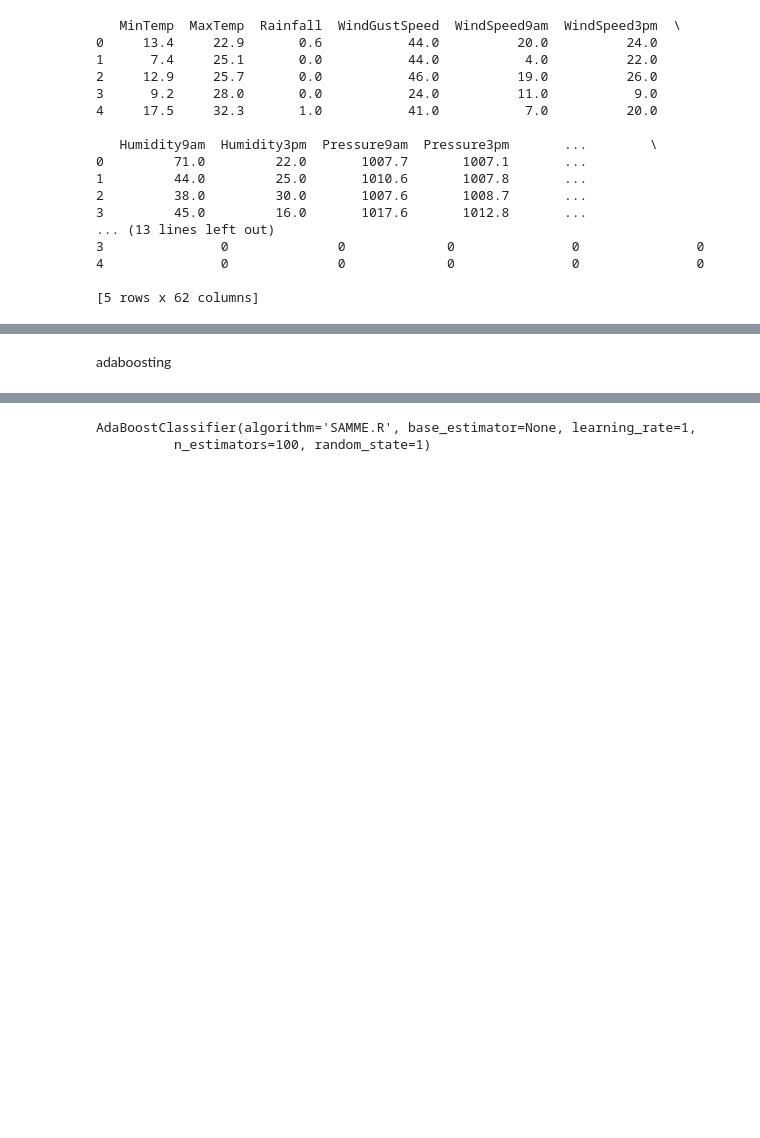
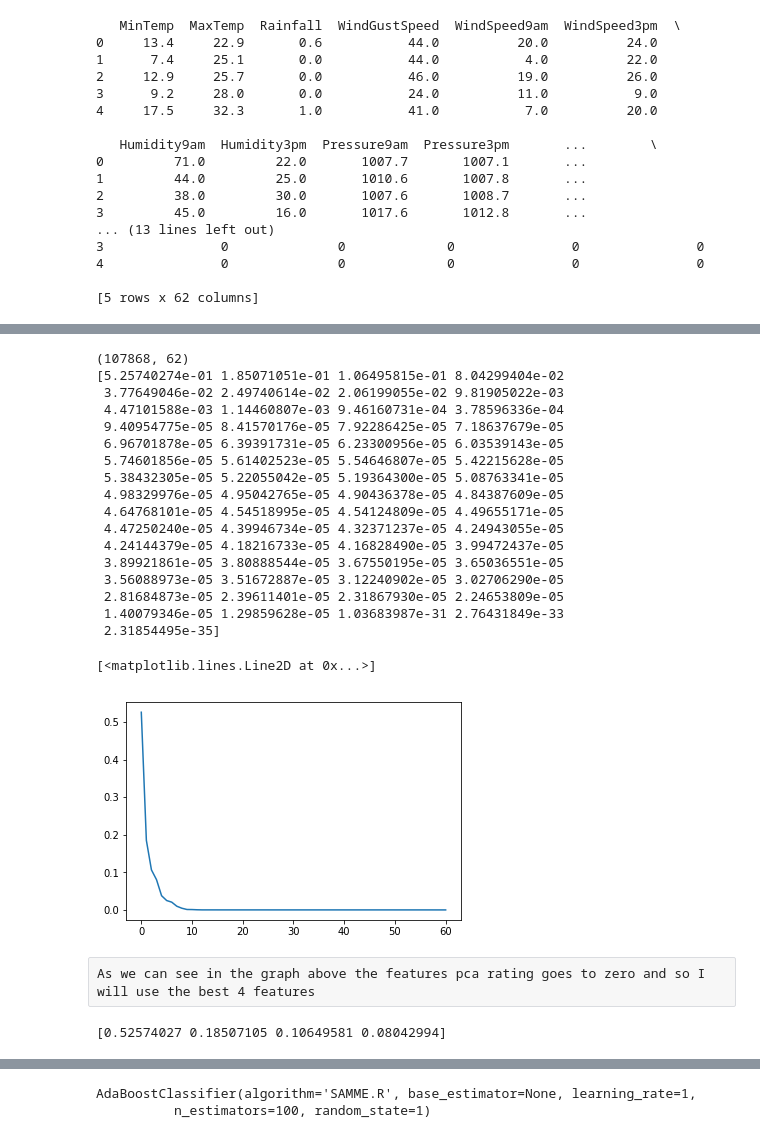
Before and after one commit to dvirs12345/data-science-project-sem-2, a Jupyter notebook: project.ipynb, the cells around one changed output, grey strips where cells are left out. Drawn from its saved outputs; the diff is of its cells as text; code cells hidden in the pictures; blank space fills up the shorter version.

```diff
--- a/project.ipynb
+++ b/project.ipynb
@@ -151,2 +167,39 @@ print(fit.explained_variance_ratio_)
-# %% [markdown]
-adaboosting
+# %%
+print(my_csv.shape)
+pca_visual = PCA()
+X_train_visual = pca_visual.fit_transform(X_train)
+X_test_visual = pca_visual.transform(X_test)
+fit_visual = pca_visual.fit(X)
+print(fit_visual.explained_variance_ratio_)
+plt.plot(fit_visual.explained_variance_ratio_)
+# %% [output]
+(107868, 62)
+[5.25740274e-01 1.85071051e-01 1.06495815e-01 8.04299404e-02
+ 3.77649046e-02 2.49740614e-02 2.06199055e-02 9.81905022e-03
+ 4.47101588e-03 1.14460807e-03 9.46160731e-04 3.78596336e-04
+ 9.40954775e-05 8.41570176e-05 7.92286425e-05 7.18637679e-05
+ 6.96701878e-05 6.39391731e-05 6.23300956e-05 6.03539143e-05
+ 5.74601856e-05 5.61402523e-05 5.54646807e-05 5.42215628e-05
+ 5.38432305e-05 5.22055042e-05 5.19364300e-05 5.08763341e-05
+ 4.98329976e-05 4.95042765e-05 4.90436378e-05 4.84387609e-05
+ 4.64768101e-05 4.54518995e-05 4.54124809e-05 4.49655171e-05
+ 4.47250240e-05 4.39946734e-05 4.32371237e-05 4.24943055e-05
+ 4.24144379e-05 4.18216733e-05 4.16828490e-05 3.99472437e-05
+ 3.89921861e-05 3.80888544e-05 3.67550195e-05 3.65036551e-05
+ 3.56088973e-05 3.51672887e-05 3.12240902e-05 3.02706290e-05
+ 2.81684873e-05 2.39611401e-05 2.31867930e-05 2.24653809e-05
+ 1.40079346e-05 1.29859628e-05 1.03683987e-31 2.76431849e-33
+ 2.31854495e-35]
+[<matplotlib.lines.Line2D at 0x...>]
+[figure, added]
+# %% [raw]
+As we can see in the graph above the features pca rating goes to zero and so I will use the best 4 features
+# %%
+pca = PCA(n_components=4)
+X_train = pca.fit_transform(X_train)
+X_test = pca.transform(X_test)
+fit = pca.fit(X)
+# summarize components
+print(fit.explained_variance_ratio_)
+# %% [output]
+[0.52574027 0.18507105 0.10649581 0.08042994]
```
Also changed, not shown: parts of 8 cells of this notebook, 2 other files.
